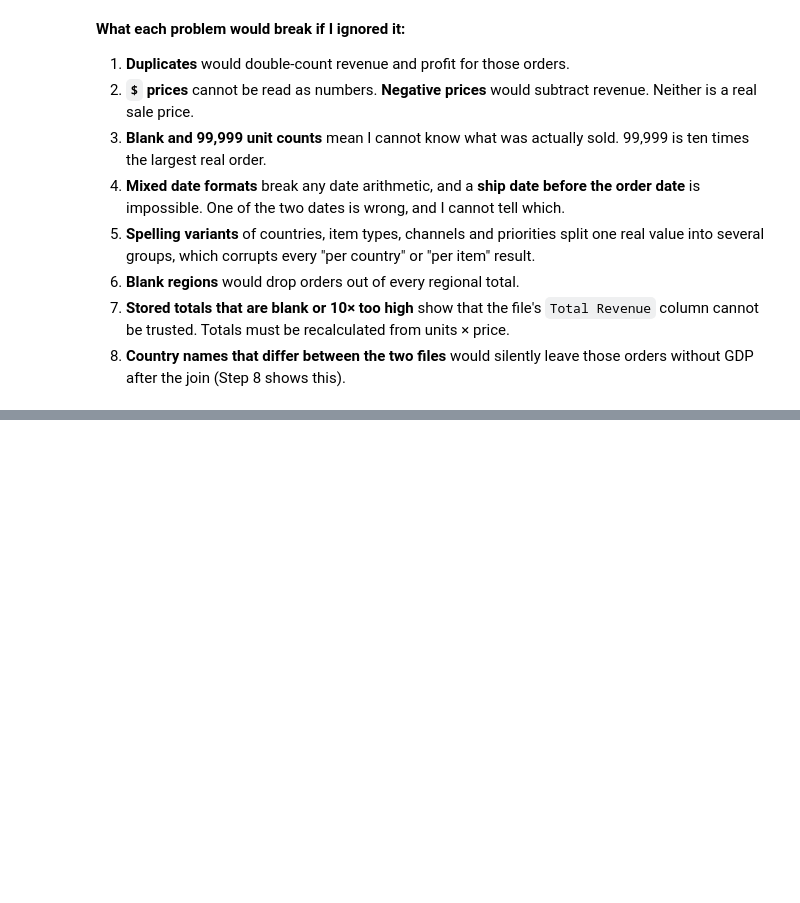
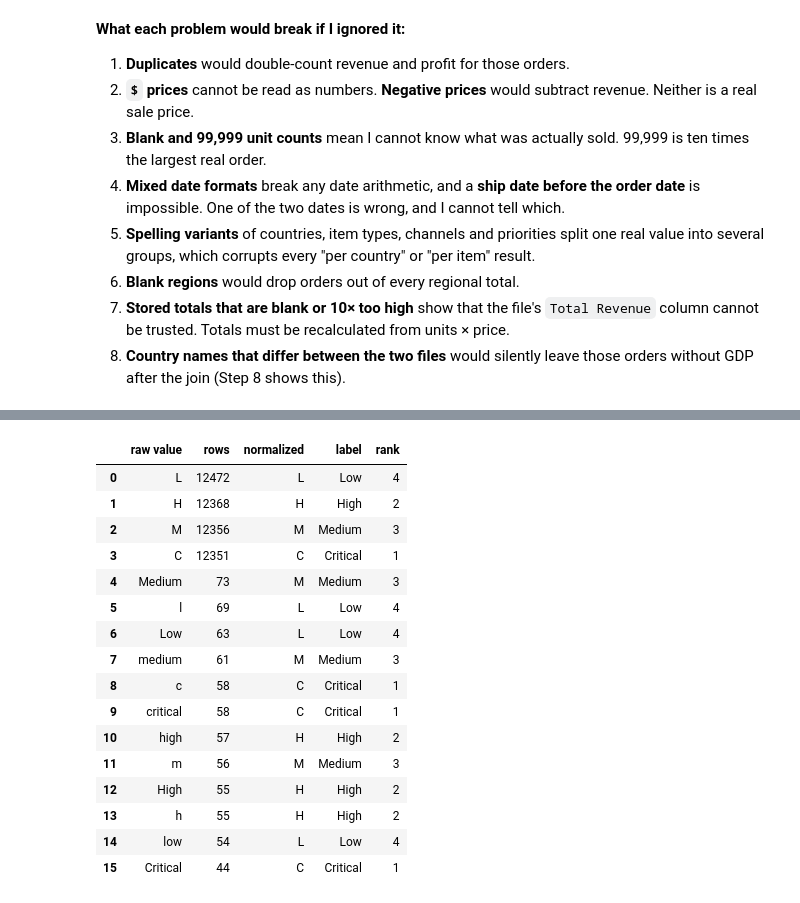
Before and after one commit to Namypark/ecommerce-data-engineering-lab, a Jupyter notebook: ecommerce_data_engineering.ipynb, the cells around one changed output, grey strips where cells are left out. Saved outputs shown, nothing was run; the diff lists cells and outputs as text; code cells hidden in the pictures; blank space fills up the shorter version.

Commit message:
Rebuild steps 7-11: cleaning rules, GDP join with country aliases, features, source check, aggregation and serialization

```diff
--- a/ecommerce_data_engineering.ipynb
+++ b/ecommerce_data_engineering.ipynb
@@ -459,0 +528,27 @@ Countries in the sales data: 185
+# %%
+PRIORITY_LABELS = {"C": "Critical", "H": "High", "M": "Medium", "L": "Low"}
+PRIORITY_RANK = {"C": 1, "H": 2, "M": 3, "L": 4}
+
+priority_map = raw_df["Order Priority"].value_counts().rename_axis("raw value").reset_index(name="rows")
+priority_map["normalized"] = priority_map["raw value"].map(normalize_priority)
+priority_map["label"] = priority_map["normalized"].map(PRIORITY_LABELS)
+priority_map["rank"] = priority_map["normalized"].map(PRIORITY_RANK)
+priority_map
+# %% [output]
+|  | raw value | rows | normalized | label | rank |
+| 0 | L | 12472 | L | Low | 4 |
+| 1 | H | 12368 | H | High | 2 |
+| 2 | M | 12356 | M | Medium | 3 |
+| 3 | C | 12351 | C | Critical | 1 |
+| 4 | Medium | 73 | M | Medium | 3 |
+| 5 | l | 69 | L | Low | 4 |
+| 6 | Low | 63 | L | Low | 4 |
+| 7 | medium | 61 | M | Medium | 3 |
+| 8 | c | 58 | C | Critical | 1 |
+| 9 | critical | 58 | C | Critical | 1 |
+| 10 | high | 57 | H | High | 2 |
+| 11 | m | 56 | M | Medium | 3 |
+| 12 | High | 55 | H | High | 2 |
+| 13 | h | 55 | H | High | 2 |
+| 14 | low | 54 | L | Low | 4 |
+| 15 | Critical | 44 | C | Critical | 1 |
```
Also changed, not shown: parts of 25 cells of this notebook, 6 other files.
